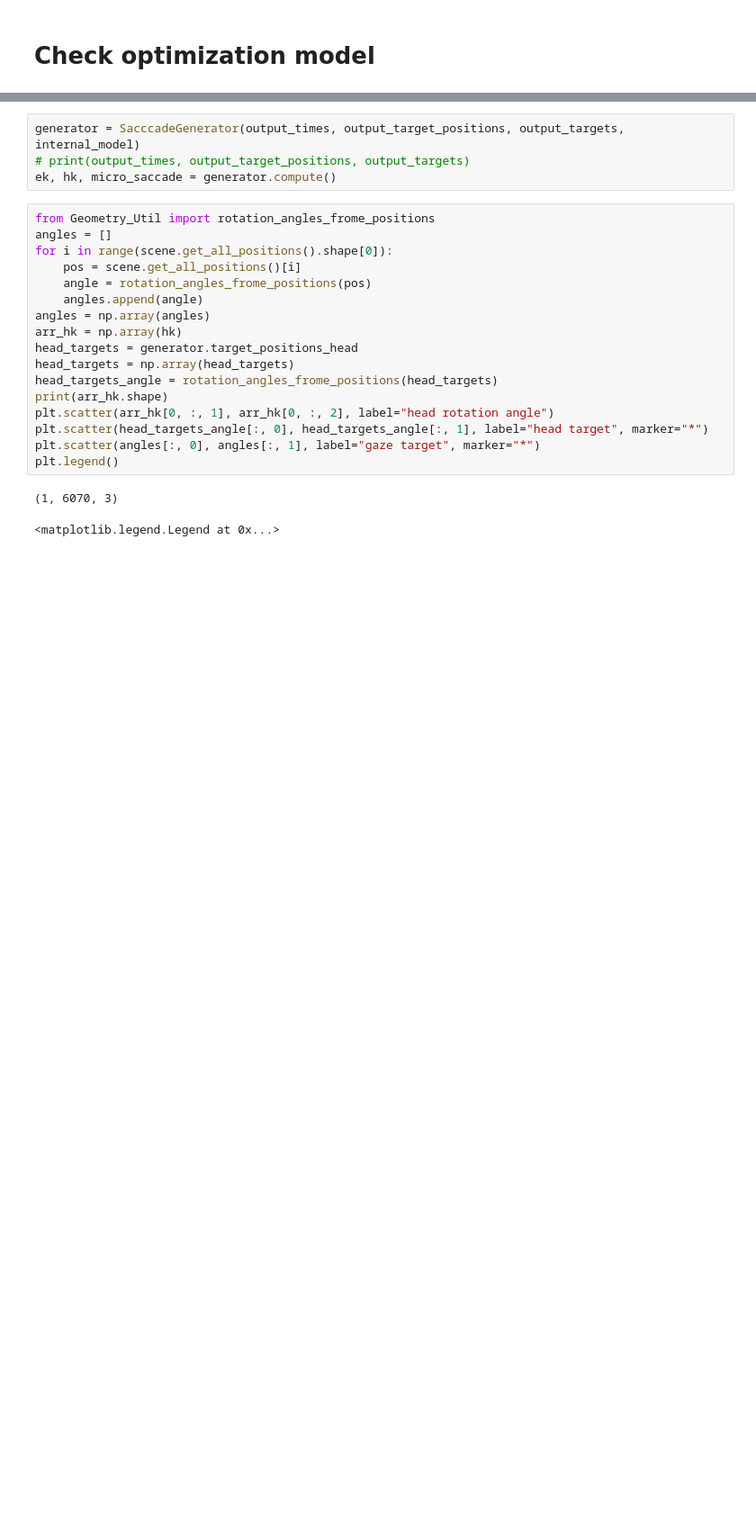
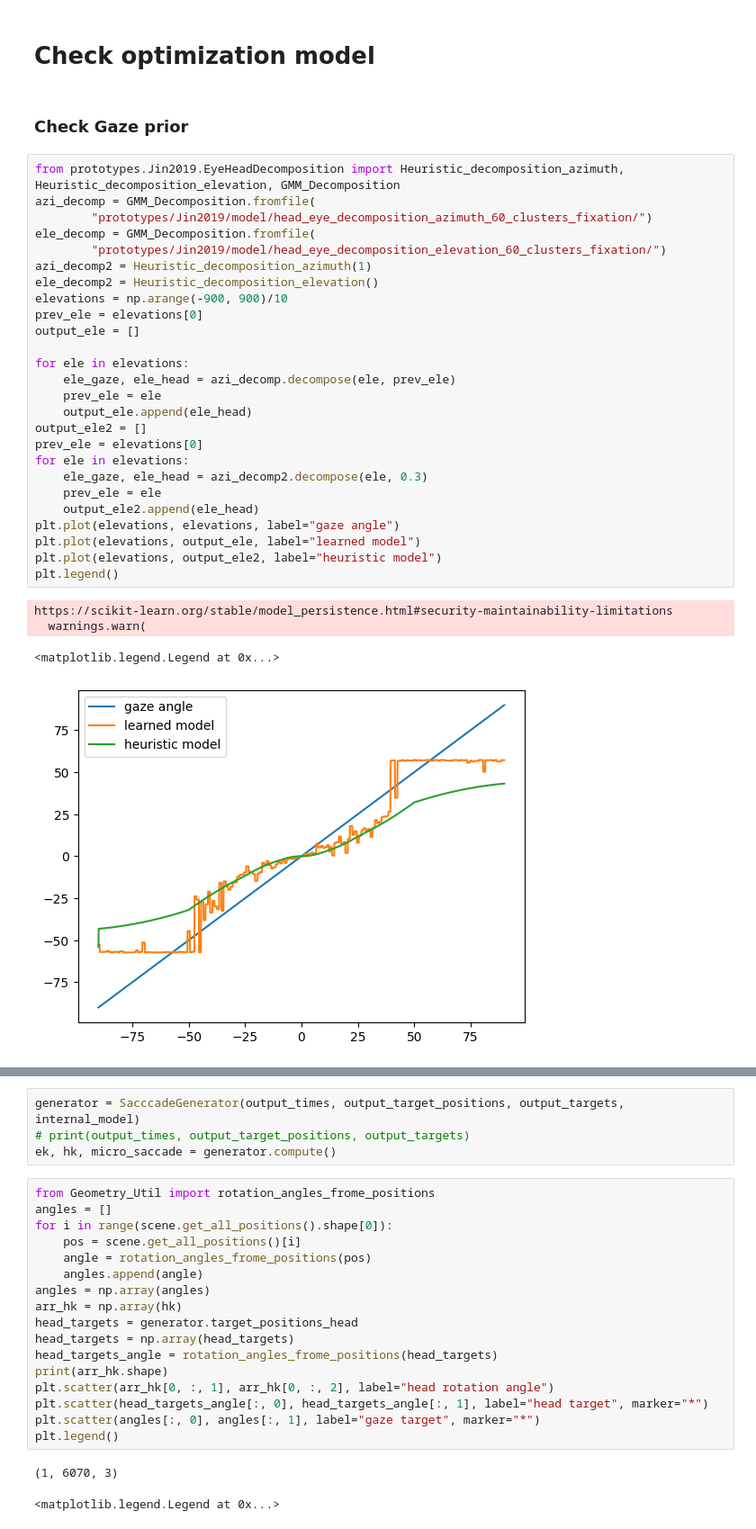
Before and after one commit to EvanSamaa/Gaze_project, a Jupyter notebook: gazeFramework_jali_preprocessing.ipynb, the cells around one changed output, grey strips where cells are left out. Shown at 90% size. Saved outputs shown, nothing was run; the diff lists cells and outputs as text; blank space fills up the shorter version.

```diff
--- a/gazeFramework_jali_preprocessing.ipynb
+++ b/gazeFramework_jali_preprocessing.ipynb
@@ -551,2 +601,35 @@ plt.scatter(internal_model.get_base_pose()[0], internal_model.get_base_pose()[1]
 # %% [markdown]
 # Check optimization model
+# %% [markdown]
+### Check Gaze prior
+# %%
+from prototypes.Jin2019.EyeHeadDecomposition import Heuristic_decomposition_azimuth, Heuristic_decomposition_elevation, GMM_Decomposition
+azi_decomp = GMM_Decomposition.fromfile(
+        "prototypes/Jin2019/model/head_eye_decomposition_azimuth_60_clusters_fixation/")
+ele_decomp = GMM_Decomposition.fromfile(
+        "prototypes/Jin2019/model/head_eye_decomposition_elevation_60_clusters_fixation/")
+azi_decomp2 = Heuristic_decomposition_azimuth(1)
+ele_decomp2 = Heuristic_decomposition_elevation()
+elevations = np.arange(-900, 900)/10
+prev_ele = elevations[0]
+output_ele = []
+
+for ele in elevations:
+    ele_gaze, ele_head = azi_decomp.decompose(ele, prev_ele)
+    prev_ele = ele
+    output_ele.append(ele_head)
+output_ele2 = []
+prev_ele = elevations[0]
+for ele in elevations:
+    ele_gaze, ele_head = azi_decomp2.decompose(ele, 0.3)
+    prev_ele = ele
+    output_ele2.append(ele_head)
+plt.plot(elevations, elevations, label="gaze angle")
+plt.plot(elevations, output_ele, label="learned model")
+plt.plot(elevations, output_ele2, label="heuristic model")
+plt.legend()
+# %% [output]
+https://scikit-learn.org/stable/model_persistence.html#security-maintainability-limitations
+  warnings.warn(
+<matplotlib.legend.Legend at 0x...>
+[figure, added]
```
Also changed, not shown: parts of 18 cells of this notebook, 9 other files.
